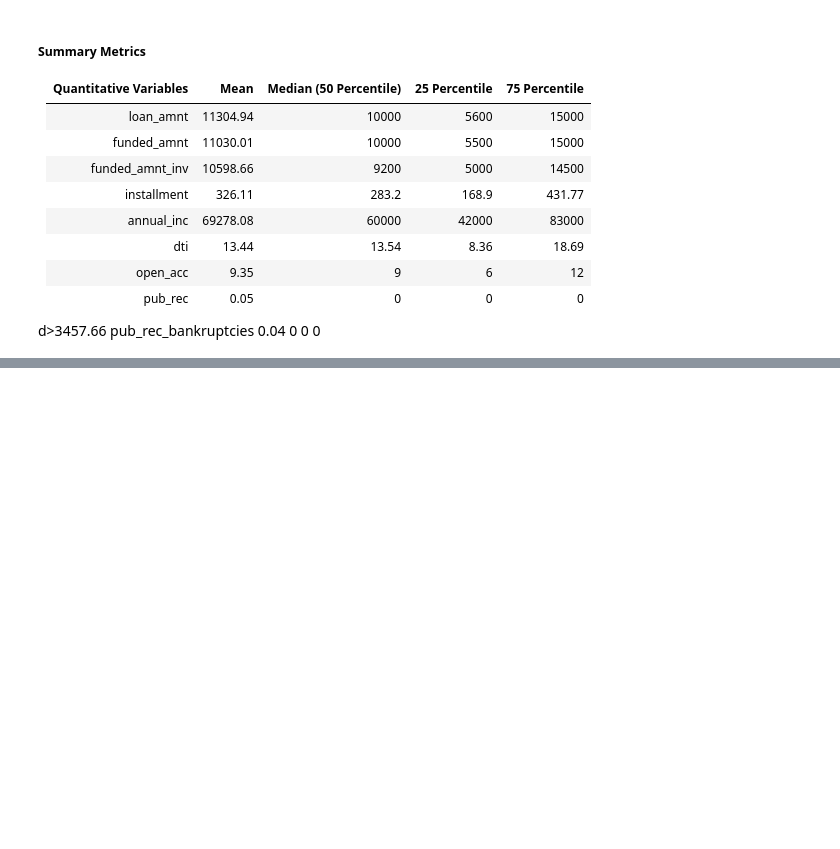
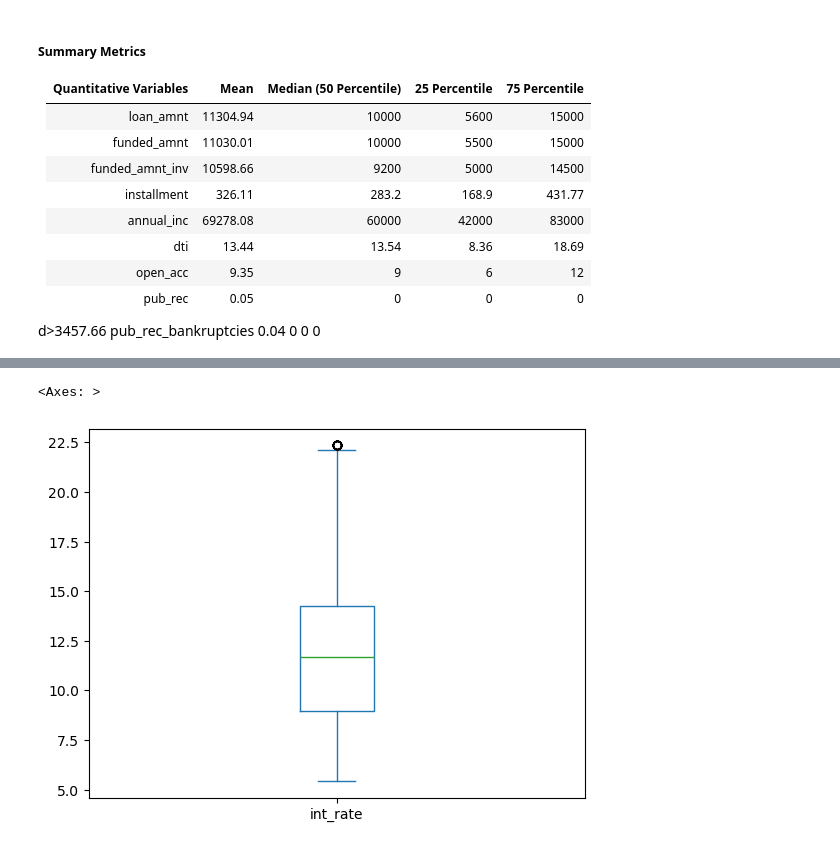
Before and after one commit to tejasvadhyani/LendingClubCaseStudy, a Jupyter notebook: Tejasva_Dhyani.ipynb, the cells around one changed output, grey strips where cells are left out. Drawn from its saved outputs; the diff is of its cells as text; code cells hidden in the pictures; blank space fills up the shorter version.

```diff
--- a/Tejasva_Dhyani.ipynb
+++ b/Tejasva_Dhyani.ipynb
@@ -799,3 +802,38 @@ plt.show()
 # %%
-# In order to analyze against these target variables let's export loan data to excel
-df_loan.to_excel('processed_loan.xlsx', index=False)
+def segmented_pivot_table(column, df=df_loan):
+    status_counts = df.groupby([column, 'loan_status']).size().unstack(fill_value=0)
+    # Calculate the total number of loans for each column value
+    status_counts['Total'] = status_counts.sum(axis=1)
+    # Calculate the percentage of charged-off loans
+    status_counts['Charged Off Percentage'] = (status_counts['Charged Off'] / status_counts['Total']) * 100
+    status_counts['Fully Paid Percentage'] =  (status_counts['Fully Paid'] / status_counts['Total']) * 100
+    return status_counts.sort_values(by='Charged Off Percentage', ascending=False)
+
+def remove_outliers(column):
+    # From formula upper whisker handle is at Q3 + 1.5*IQR where IQR = Q3 - Q1
+    stats = df_loan[column].describe()
+    valid_upper_whisker_handle_value = stats['75%'] + 1.5 * (stats['75%'] - stats['25%'])
+    return df_loan[df_loan[column] <= valid_upper_whisker_handle_value]
+
+def create_bivariate_chart(df, col_name, rot=0):
+    # Group by the column and loan_status, then calculate the percentage of 'Charged Off' loans
+    col_name_loan_status = df.groupby([col_name, 'loan_status']).size().unstack()
+    col_name_loan_status['total'] = col_name_loan_status.sum(axis=1)
+    col_name_loan_status['Percentage'] = (col_name_loan_status['Charged Off'] / col_name_loan_status['total']) * 100
+
+    # Create a bar plot for the percentage of 'Charged Off' loans
+    plt.figure(figsize=(15, 7))
+    bars = col_name_loan_status['Percentage'].plot(kind='bar', color='skyblue')
+    plt.xlabel(col_name)
+    plt.ylabel('Percentage of Charged Off loans')
+    plt.title(f'Percentage of Charged Off loans by {col_name}')
+    plt.xticks(rotation=rot)
+
+    # Add percentage labels on top of the bars
+    for bar in bars.patches:
+        plt.annotate(format(bar.get_height(), '.1f'),
+                     (bar.get_x() + bar.get_width() / 2, bar.get_height()),
+                     ha='center', va='center', size=10, xytext=(0, 8),
+                     textcoords='offset points')
+
+    plt.show()
@@ -1903,0 +863,7 @@ create_bivariate_chart(df_loan, 'loan_amnt_bin')
+# %%
+# As there are outliers in int_rate, so let's remove them
+df_loan = remove_outliers('int_rate')
+df_loan['int_rate'].plot.box()
+# %% [output]
+<Axes: >
+[figure, added]
```
Also changed, not shown: parts of 141 cells of this notebook.
